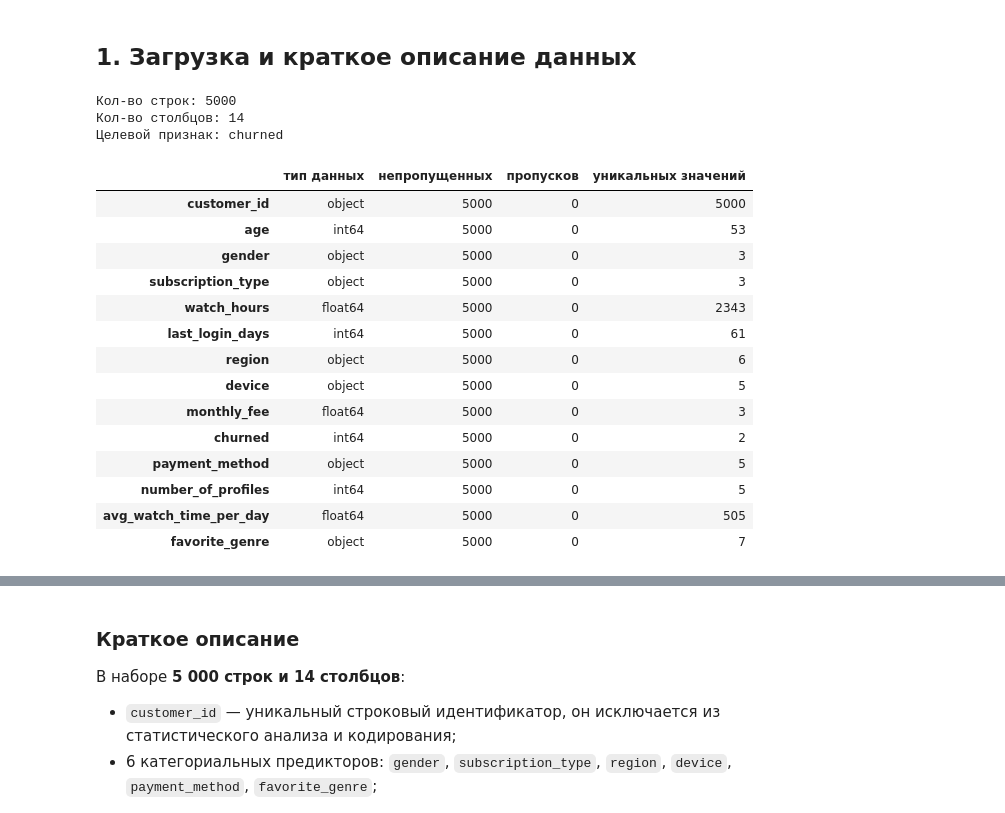
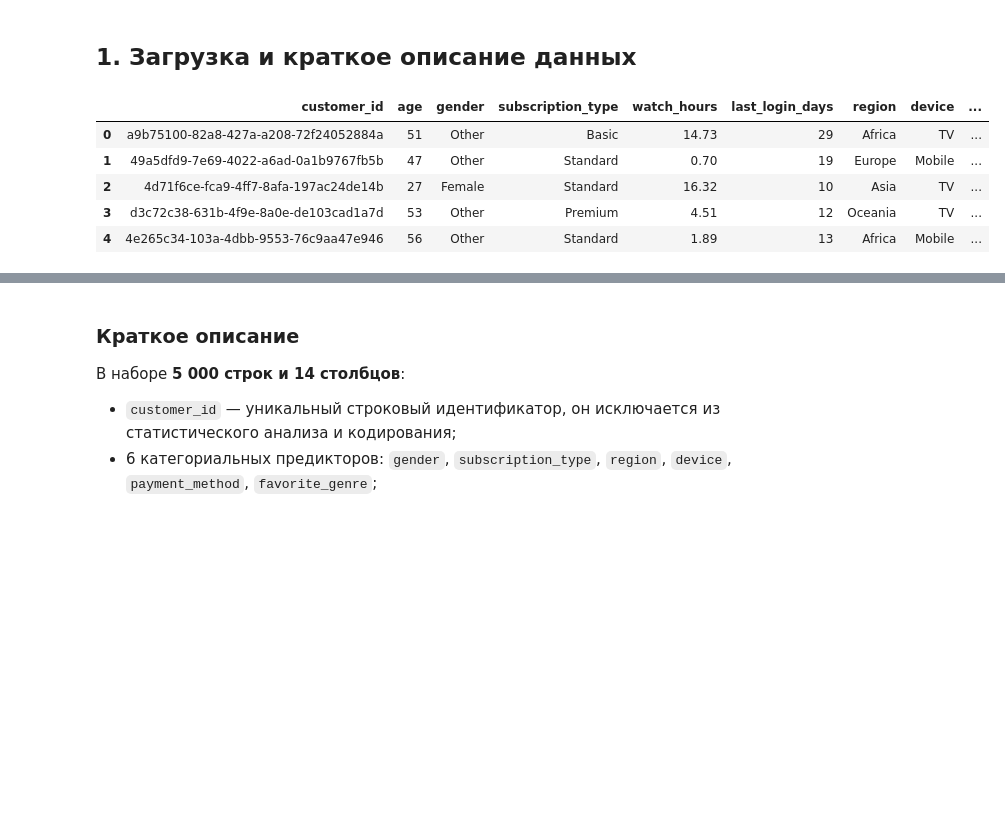
Before and after one commit to thedivineblond-netizen/ANDANPROJ, a Jupyter notebook: netflix_customer_churn_analysis.ipynb, the cells around one changed output, grey strips where cells are left out. Drawn from its saved outputs; the diff is of its cells as text; code cells hidden in the pictures; blank space fills up the shorter version.

```diff
--- a/netflix_customer_churn_analysis.ipynb
+++ b/netflix_customer_churn_analysis.ipynb
@@ -21,42 +21,16 @@ from sklearn.metrics import accuracy_score, roc_auc_score, confusion_matrix
 # %%
 
 df_raw = pd.read_csv('netflix_customer_churn.csv')
 df = df_raw.copy()
 
-target = "churned"
-IDS = ["customer_id"]
+df.head()
 
 
-
-print(f'Кол-во строк: {df.shape[0]}')
-print(f'Кол-во столбцов: {df.shape[1]}')
-
-print("Целевой признак: ", end="")
-print(target)
-
-column_overview = pd.DataFrame({
-    "тип данных": df.dtypes.astype(str),
-    "непропущенных": df.notna().sum(),
-    "пропусков": df.isna().sum(),
-    "уникальных значений": df.nunique(dropna=False),
-})
-column_overview
+#
 # %% [output]
-Кол-во строк: 5000
-Кол-во столбцов: 14
-Целевой признак: churned
-|  | тип данных | непропущенных | пропусков | уникальных значений |
-| customer_id | object | 5000 | 0 | 5000 |
-| age | int64 | 5000 | 0 | 53 |
-| gender | object | 5000 | 0 | 3 |
-| subscription_type | object | 5000 | 0 | 3 |
-| watch_hours | float64 | 5000 | 0 | 2343 |
-| last_login_days | int64 | 5000 | 0 | 61 |
-| region | object | 5000 | 0 | 6 |
-| device | object | 5000 | 0 | 5 |
-| monthly_fee | float64 | 5000 | 0 | 3 |
-| churned | int64 | 5000 | 0 | 2 |
-| payment_method | object | 5000 | 0 | 5 |
-| number_of_profiles | int64 | 5000 | 0 | 5 |
-| avg_watch_time_per_day | float64 | 5000 | 0 | 505 |
-| favorite_genre | object | 5000 | 0 | 7 |
+|  | customer_id | age | gender | subscription_type | watch_hours | last_login_days | region | device | ... |
+| 0 | a9b75100-82a8-427a-a208-72f24052884a | 51 | Other | Basic | 14.73 | 29 | Africa | TV | ... |
+| 1 | 49a5dfd9-7e69-4022-a6ad-0a1b9767fb5b | 47 | Other | Standard | 0.70 | 19 | Europe | Mobile | ... |
+| 2 | 4d71f6ce-fca9-4ff7-8afa-197ac24de14b | 27 | Female | Standard | 16.32 | 10 | Asia | TV | ... |
+| 3 | d3c72c38-631b-4f9e-8a0e-de103cad1a7d | 53 | Other | Premium | 4.51 | 12 | Oceania | TV | ... |
+| 4 | 4e265c34-103a-4dbb-9553-76c9aa47e946 | 56 | Other | Standard | 1.89 | 13 | Africa | Mobile | ... |
```
Also changed, not shown: parts of 2 cells of this notebook.
